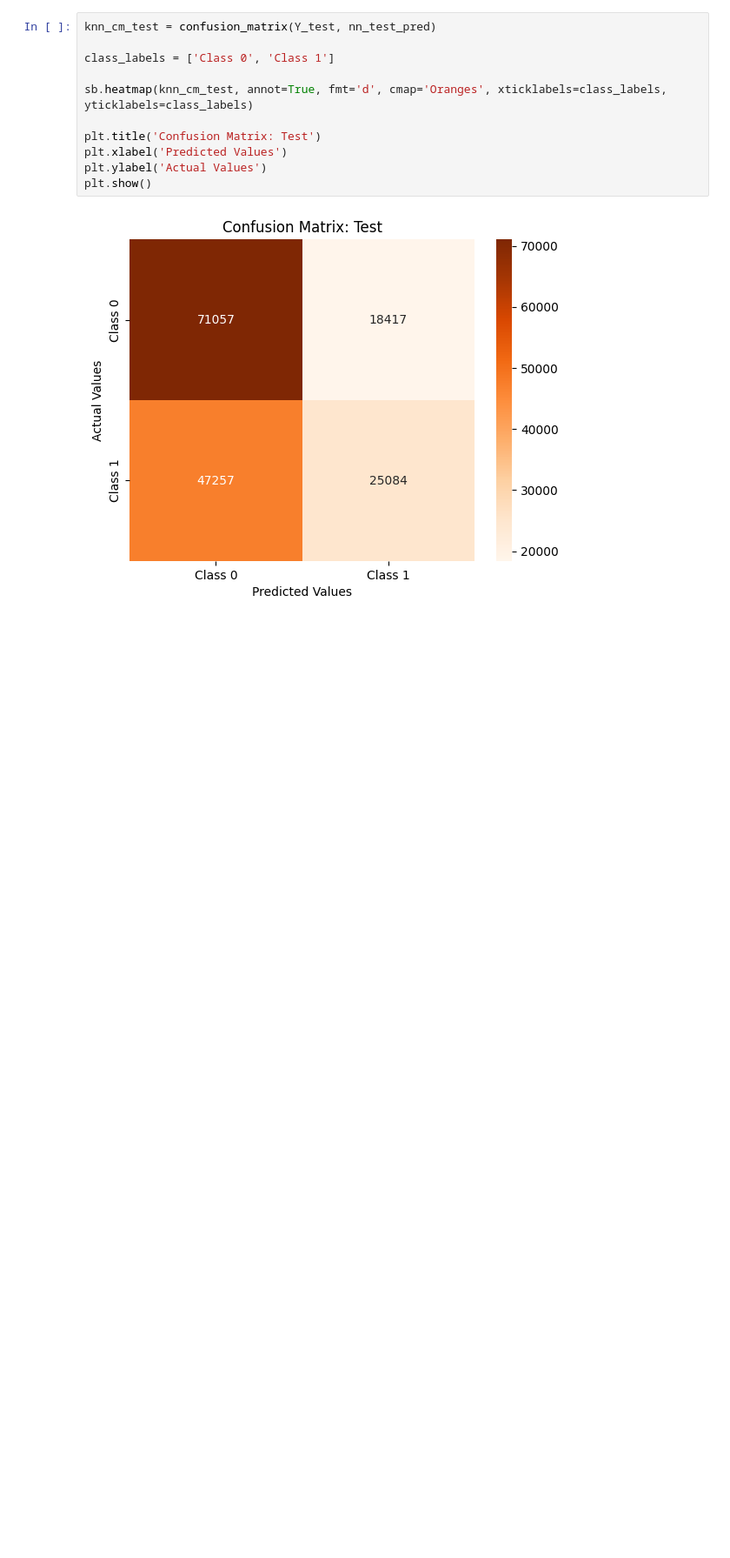
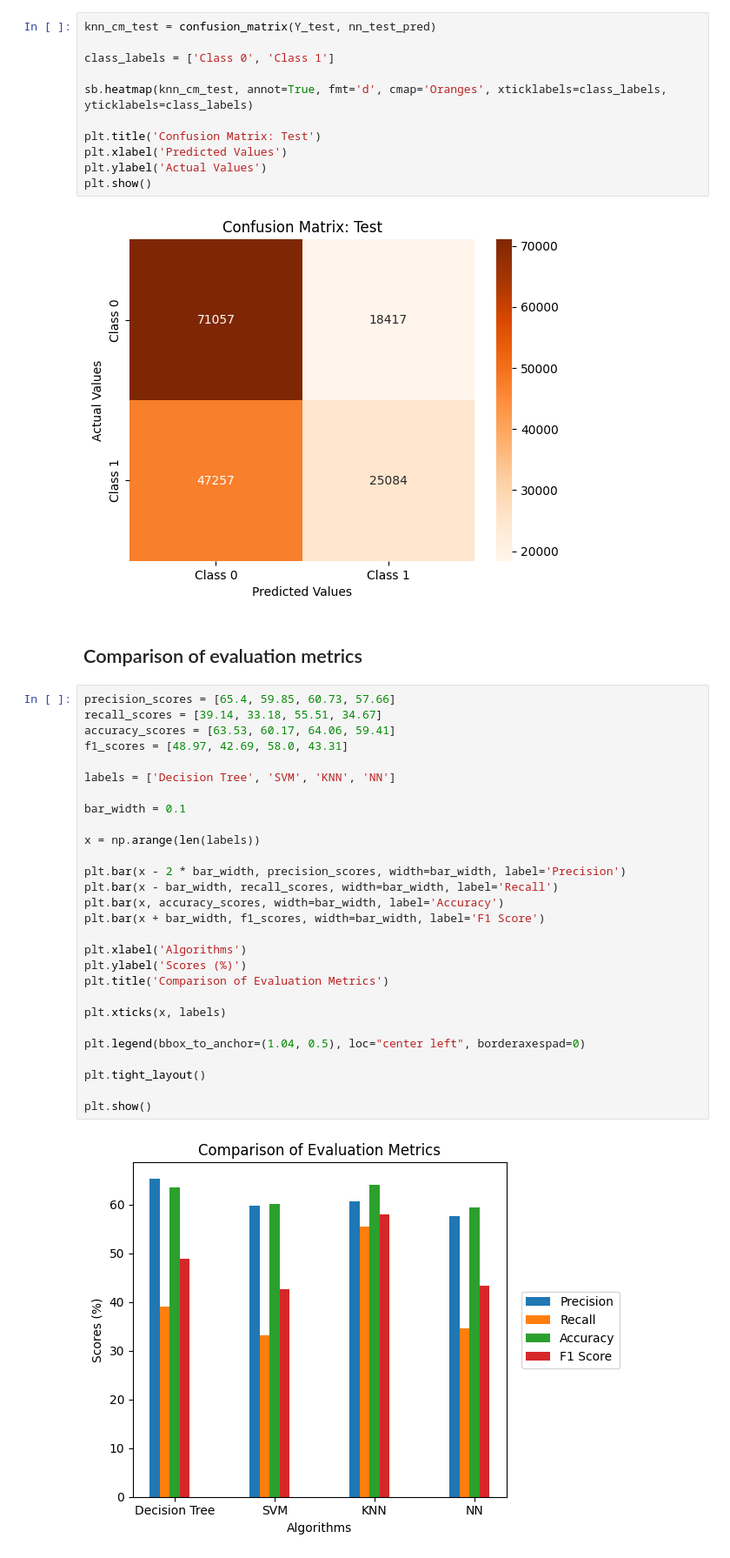
Before and after one commit to ICWeiner/FEUP-IART, a Jupyter notebook: Proj2/IA_T10_G27_Assignment2.ipynb, the cells around one changed output. Shown at 87% size. Drawn from its saved outputs; the diff is of its cells as text; blank space fills up the shorter version.

```diff
--- a/Proj2/IA_T10_G27_Assignment2.ipynb
+++ b/Proj2/IA_T10_G27_Assignment2.ipynb
@@ -467,3 +473,35 @@ plt.ylabel('Actual Values')
 plt.show()
 # %% [output]
 [figure]
+# %% [markdown]
+## Comparison of evaluation metrics
+# %%
+precision_scores = [65.4, 59.85, 60.73, 57.66]
+recall_scores = [39.14, 33.18, 55.51, 34.67]
+accuracy_scores = [63.53, 60.17, 64.06, 59.41]
+f1_scores = [48.97, 42.69, 58.0, 43.31]
+
+labels = ['Decision Tree', 'SVM', 'KNN', 'NN']
+
+bar_width = 0.1
+
+x = np.arange(len(labels))
+
+plt.bar(x - 2 * bar_width, precision_scores, width=bar_width, label='Precision')
+plt.bar(x - bar_width, recall_scores, width=bar_width, label='Recall')
+plt.bar(x, accuracy_scores, width=bar_width, label='Accuracy')
+plt.bar(x + bar_width, f1_scores, width=bar_width, label='F1 Score')
+
+plt.xlabel('Algorithms')
+plt.ylabel('Scores (%)')
+plt.title('Comparison of Evaluation Metrics')
+
+plt.xticks(x, labels)
+
+plt.legend(bbox_to_anchor=(1.04, 0.5), loc="center left", borderaxespad=0)
+
+plt.tight_layout()
+
+plt.show()
+# %% [output]
+[figure, added]
```
Also changed, not shown: parts of 21 cells of this notebook.
